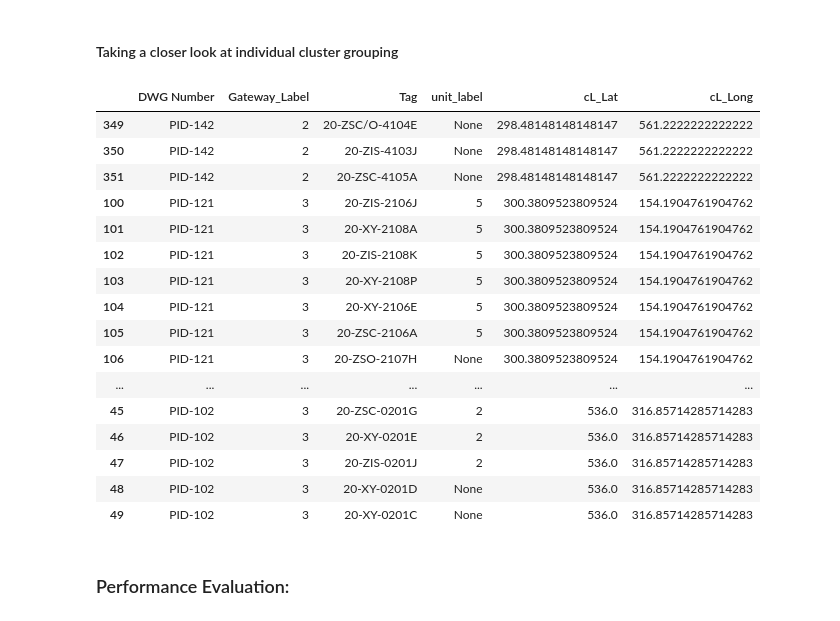
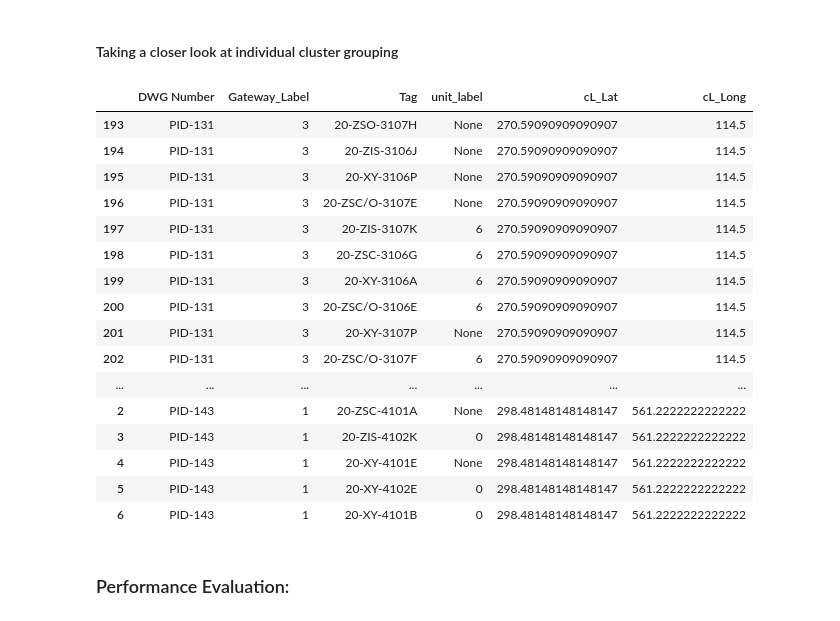
Before and after one commit to Zhimin90/PnID-to-IO_List-Machine-Learning, a Jupyter notebook: Modeling/Machine learning classification.ipynb, the cells around one changed output. Saved outputs shown, nothing was run; the diff lists cells and outputs as text; code cells hidden in the pictures.

```diff
--- a/Modeling/Machine learning classification.ipynb
+++ b/Modeling/Machine learning classification.ipynb
@@ -537,6 +581,6 @@ P = np.random.rand(M,K)
 Q = np.random.rand(N,K)
 # %%
 from time import time
-#t0 = time()
-#fP, fQ = matrix_factorization(Ratings, P, Q, K, GradientDescent_Flag_Mat, steps=steps)
-#print("done in %0.3fs." % (time() - t0))
+t0 = time()
+fP, fQ = matrix_factorization(Ratings, P, Q, K, GradientDescent_Flag_Mat, steps=steps)
+print("done in %0.3fs." % (time() - t0))
@@ -543,2 +605,2 @@ from time import time
 # %%
-#Preds = np.dot(fP,fQ.T)
+Preds = np.dot(fP,fQ.T)
@@ -547,6 +613,6 @@ from time import time
 # %%
-#a = 5
-#for i in range(len(Ratings[a,:])):
-    #print(Ratings[a,i])
-    #print(Preds[a,i])
-    #print("*"*50)
+a = 49
+for i in range(len(Ratings[a,:])):
+    print(Ratings[a,i])
+    print(Preds[a,i])
+    print("*"*50)
@@ -828,6 +910,6 @@ array([[-0.37129193,  1.47161673],
 # %%
 print ('Running my implementation...')
-my_labels = np.array(MyDBSCAN(X_normalized, eps=.4, MinPts=20, MaxPts = 60))
+my_labels = np.array(MyDBSCAN(X_normalized, eps=.4, MinPts=20, MaxPts = 100))
 # %% [output]
 Running my implementation...
 {}
@@ -929,25 +1003,25 @@ array([1, 1, 1, 1, 1, 1, 1, 1, 1, 1, 1, 1, 1, 1, 1, 1, 1, 1, 1, 1, 1, 1,
 #### Taking a closer look at individual cluster grouping
 # %%
 dbscan_labeled[['DWG Number', 'Gateway_Label', 'Tag','unit_label',
-       'cL_Lat', 'cL_Long']].sort_values(by=['cL_Lat','cL_Long']).iloc[185:285,:]
+       'cL_Lat', 'cL_Long']].sort_values(by=['cL_Lat','cL_Long']).iloc[0:100,:]
 # %% [output]
 |  | DWG Number | Gateway_Label | Tag | unit_label | cL_Lat | cL_Long |
-| 349 | PID-142 | 2 | 20-ZSC/O-4104E | None | 298.48148148148147 | 561.2222222222222 |
-| 350 | PID-142 | 2 | 20-ZIS-4103J | None | 298.48148148148147 | 561.2222222222222 |
-| 351 | PID-142 | 2 | 20-ZSC-4105A | None | 298.48148148148147 | 561.2222222222222 |
-| 100 | PID-121 | 3 | 20-ZIS-2106J | 5 | 300.3809523809524 | 154.1904761904762 |
-| 101 | PID-121 | 3 | 20-XY-2108A | 5 | 300.3809523809524 | 154.1904761904762 |
-| 102 | PID-121 | 3 | 20-ZIS-2108K | 5 | 300.3809523809524 | 154.1904761904762 |
-| 103 | PID-121 | 3 | 20-XY-2108P | 5 | 300.3809523809524 | 154.1904761904762 |
-| 104 | PID-121 | 3 | 20-XY-2106E | 5 | 300.3809523809524 | 154.1904761904762 |
-| 105 | PID-121 | 3 | 20-ZSC-2106A | 5 | 300.3809523809524 | 154.1904761904762 |
-| 106 | PID-121 | 3 | 20-ZSO-2107H | None | 300.3809523809524 | 154.1904761904762 |
+| 193 | PID-131 | 3 | 20-ZSO-3107H | None | 270.59090909090907 | 114.5 |
+| 194 | PID-131 | 3 | 20-ZIS-3106J | None | 270.59090909090907 | 114.5 |
+| 195 | PID-131 | 3 | 20-XY-3106P | None | 270.59090909090907 | 114.5 |
+| 196 | PID-131 | 3 | 20-ZSC/O-3107E | None | 270.59090909090907 | 114.5 |
+| 197 | PID-131 | 3 | 20-ZIS-3107K | 6 | 270.59090909090907 | 114.5 |
+| 198 | PID-131 | 3 | 20-ZSC-3106G | 6 | 270.59090909090907 | 114.5 |
+| 199 | PID-131 | 3 | 20-XY-3106A | 6 | 270.59090909090907 | 114.5 |
+| 200 | PID-131 | 3 | 20-ZSC/O-3106E | 6 | 270.59090909090907 | 114.5 |
+| 201 | PID-131 | 3 | 20-XY-3107P | None | 270.59090909090907 | 114.5 |
+| 202 | PID-131 | 3 | 20-ZSC/O-3107F | 6 | 270.59090909090907 | 114.5 |
 | ... | ... | ... | ... | ... | ... | ... |
-| 45 | PID-102 | 3 | 20-ZSC-0201G | 2 | 536.0 | 316.85714285714283 |
-| 46 | PID-102 | 3 | 20-XY-0201E | 2 | 536.0 | 316.85714285714283 |
-| 47 | PID-102 | 3 | 20-ZIS-0201J | 2 | 536.0 | 316.85714285714283 |
-| 48 | PID-102 | 3 | 20-XY-0201D | None | 536.0 | 316.85714285714283 |
-| 49 | PID-102 | 3 | 20-XY-0201C | None | 536.0 | 316.85714285714283 |
+| 2 | PID-143 | 1 | 20-ZSC-4101A | None | 298.48148148148147 | 561.2222222222222 |
+| 3 | PID-143 | 1 | 20-ZIS-4102K | 0 | 298.48148148148147 | 561.2222222222222 |
+| 4 | PID-143 | 1 | 20-XY-4101E | None | 298.48148148148147 | 561.2222222222222 |
+| 5 | PID-143 | 1 | 20-XY-4102E | 0 | 298.48148148148147 | 561.2222222222222 |
+| 6 | PID-143 | 1 | 20-XY-4101B | 0 | 298.48148148148147 | 561.2222222222222 |
 # %% [markdown]
 ### Performance Evaluation:
 # %% [markdown]
```
Also changed, not shown: parts of 90 cells of this notebook.
